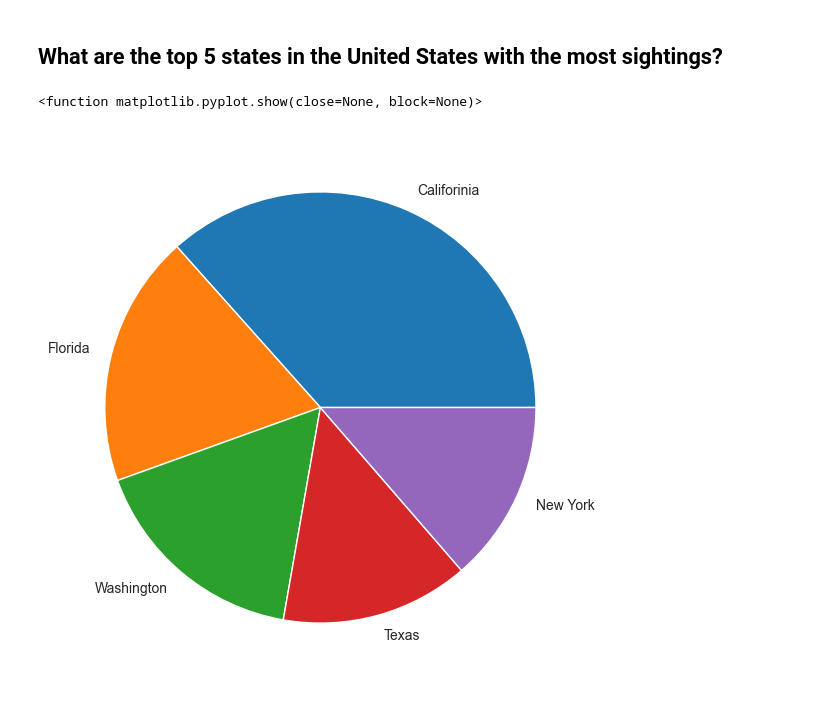
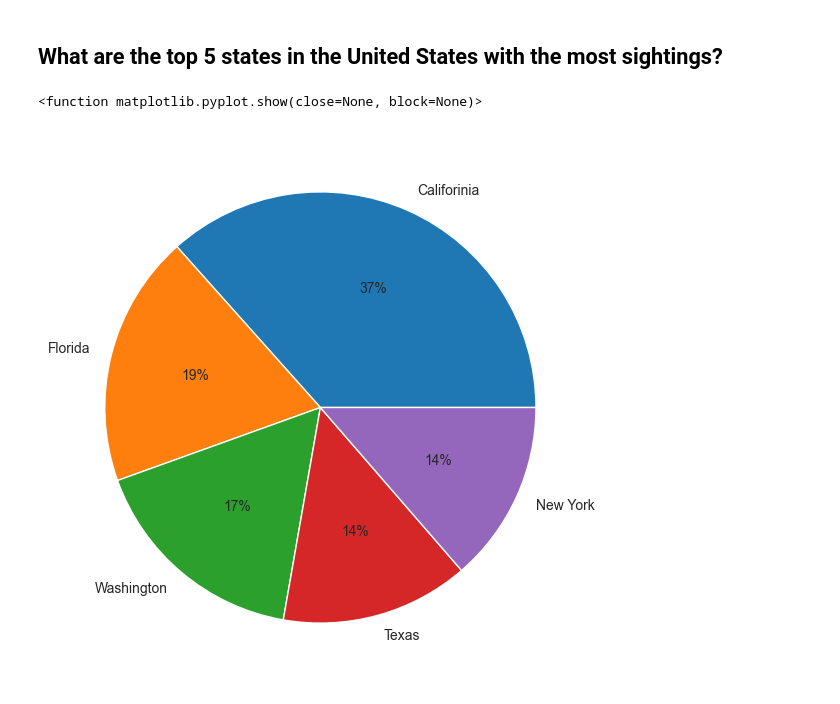
Before and after one commit to joannathom/UFO-Sightings, a Jupyter notebook: finalproject.ipynb, the cells around one changed output. Drawn from its saved outputs; the diff is of its cells as text; code cells hidden in the pictures.

```diff
--- a/finalproject.ipynb
+++ b/finalproject.ipynb
@@ -284,19 +286,19 @@ UFODATA.plot(title = "UFO Sightings", x = "Shape", xlabel = "Shape", rot = 90, y
 # %%
 # Import libraries
 from matplotlib import pyplot as plt
 import numpy as pd
 
 # Creating dataset
 Place = ['Califorinia', 'Florida', 'Washington', 'Texas','New York',]
 
 Visitors_millions = [15000,7749,6866,5786,5590]
 
 # Creating plot
 fig = plt.figure(figsize =(10, 7))
-plt.pie(Visitors_millions, labels = Place)
+plt.pie(Visitors_millions, labels = Place,autopct='%1.0f%%')
 
 # show plot
 plt.show
 # %% [output]
 <function matplotlib.pyplot.show(close=None, block=None)>
-[figure, old version]
+[figure, new version]
```
Also changed, not shown: parts of 4 cells of this notebook.
